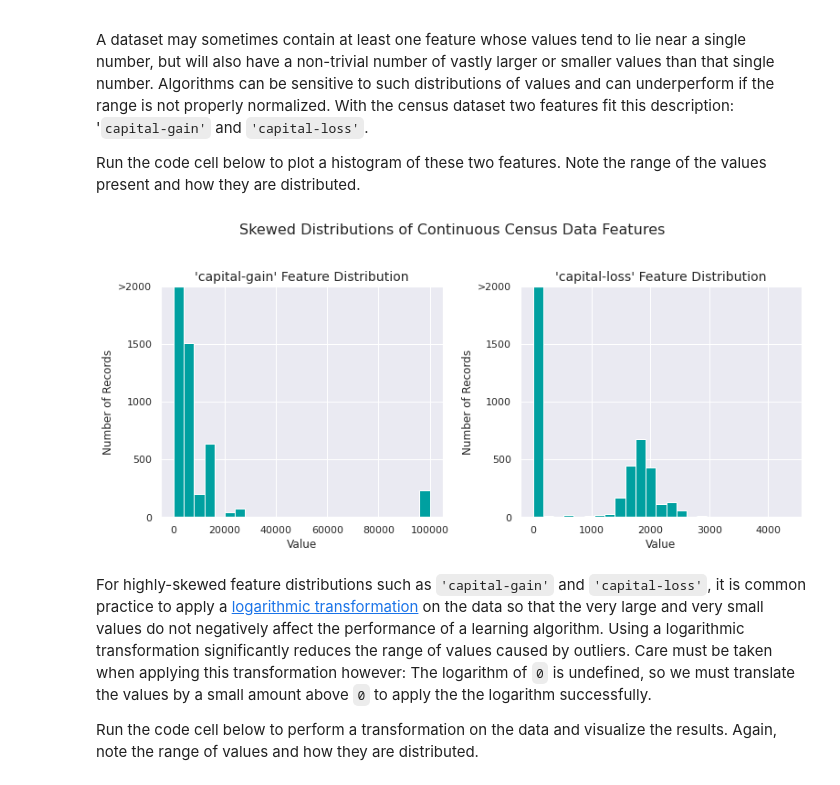
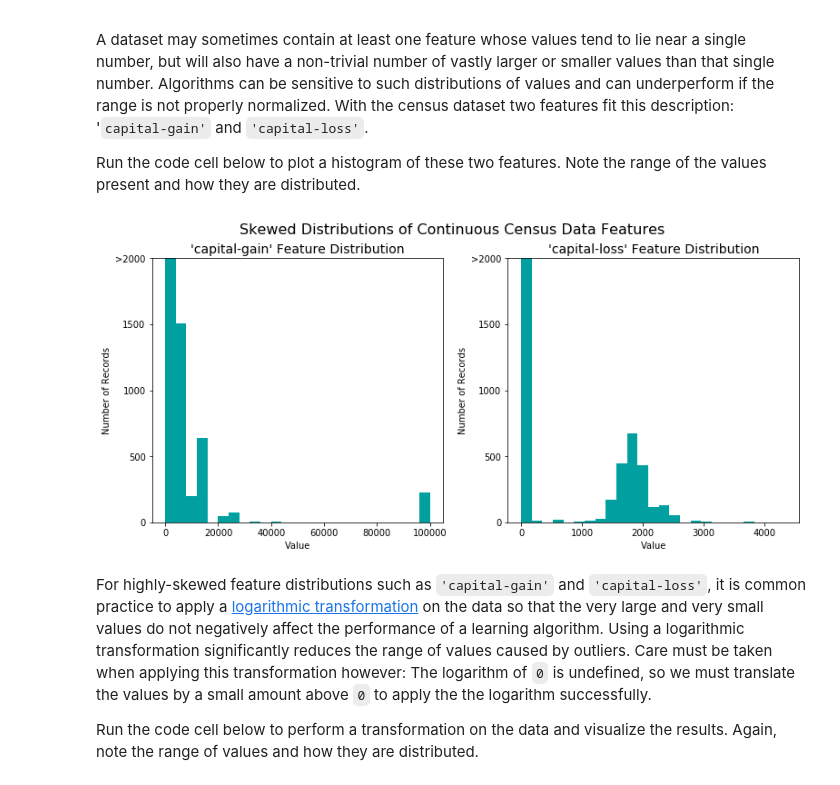
Before and after one commit to ogniandantchev/finding_donors, a Jupyter notebook: finding_donors.ipynb, the cells around one changed output. Cells and saved outputs as stored; diff of their text form; code cells hidden in the pictures.

```diff
--- a/finding_donors.ipynb
+++ b/finding_donors.ipynb
@@ -100,20 +96,14 @@ A dataset may sometimes contain at least one feature whose values tend to lie ne
 
 Run the code cell below to plot a histogram of these two features. Note the range of the values present and how they are distributed.
 # %%
-# Import seaborn
-import seaborn as sns
-
-# Apply the default theme
-sns.set_theme()
-
 # Split the data into features and target label
 income_raw = data['income']
 features_raw = data.drop('income', axis = 1)
 
 # Visualize skewed continuous features of original data
 vs.distribution(data)
 # %% [output]
-[figure, old version]
+[figure, new version]
 # %% [markdown]
 For highly-skewed feature distributions such as `'capital-gain'` and `'capital-loss'`, it is common practice to apply a <a href="https://en.wikipedia.org/wiki/Data_transformation_(statistics)">logarithmic transformation</a> on the data so that the very large and very small values do not negatively affect the performance of a learning algorithm. Using a logarithmic transformation significantly reduces the range of values caused by outliers. Care must be taken when applying this transformation however: The logarithm of `0` is undefined, so we must translate the values by a small amount above `0` to apply the the logarithm successfully.
 
```
Also changed, not shown: parts of 14 cells of this notebook.
